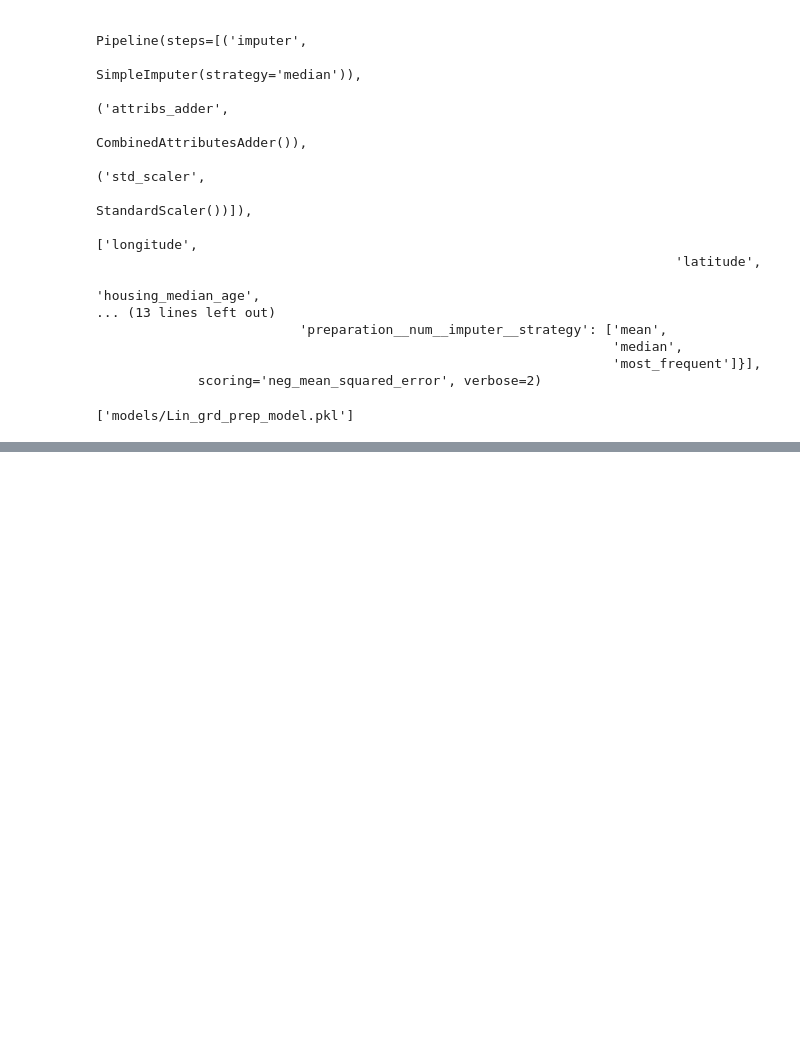
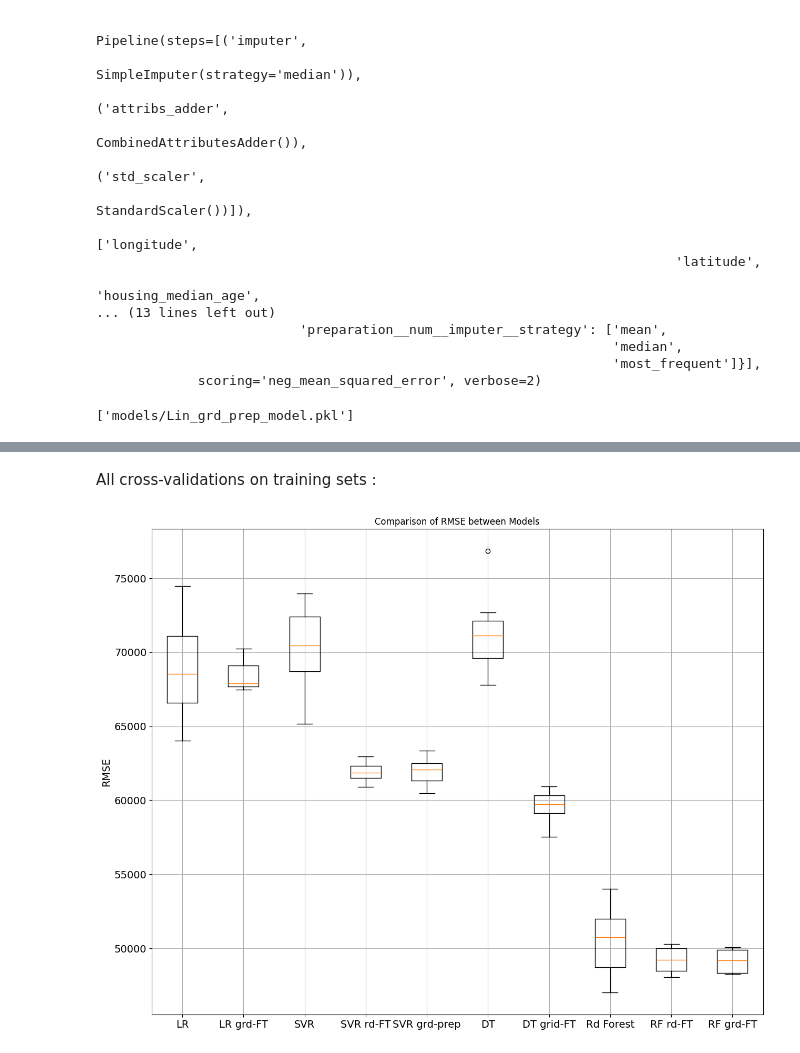
Before and after one commit to AILogos/IAI600Lab2, a Jupyter notebook: lab2-paul.ipynb, the cells around one changed output, grey strips where cells are left out. Cells and saved outputs as stored; diff of their text form; code cells hidden in the pictures; blank space fills up the shorter version.

```diff
--- a/lab2-paul.ipynb
+++ b/lab2-paul.ipynb
@@ -709,7 +713,8 @@ class TopFeatureSelector(BaseEstimator, TransformerMixin):
   def transform(self, X):
     return X[:, self.feature_indices_]
 # %%
-feature_importances = grid_search_RF.best_estimator_.feature_importances_
+#feature_importances = grid_search_RF.best_estimator_.feature_importances_
+feature_importances = grid_search_RF.feature_importances_
 feature_importances
 # %% [output]
 array([7.34540800e-02, 6.93396921e-02, 4.39948551e-02, 1.84272106e-02,
@@ -1041,7 +1056,7 @@ Le grid search entier du SVR prendrait trop de temps, il y a trop d'hyperparamè
 # %%
 grid_search_prep = joblib.load("models/SVR_grd_prep_model.pkl")
 # %%
-SVR_grd_prep_fin_scores = cross_val_score(grid_search_prep, housing_prepared, housing_labels,
+SVR_grd_prep_fin_scores = cross_val_score(grid_search_prep, housing, housing_labels,
                          scoring="neg_mean_squared_error", cv=5)
 SVR_grd_prep_fin_rmse_scores = np.sqrt(-SVR_grd_prep_fin_scores)
 display_scores(SVR_grd_prep_fin_rmse_scores)
@@ -1155,0 +1189,5 @@ joblib.dump(grid_search_prep_lin.best_estimator_, model_filename)
+# %%
+LIN_grd_fin_scores = cross_val_score(grd_search_lin, housing, housing_labels,
+                         scoring="neg_mean_squared_error", cv=5)
+LIN_grd_fin_rmse_scores = np.sqrt(-LIN_grd_fin_scores)
+display_scores(LIN_grd_fin_rmse_scores)
@@ -1221,0 +1327,27 @@ plt.show()
+# %% [markdown]
+All cross-validations on training sets :
+# %%
+rmse_results_score = {
+    "LR": lin_rmse_scores,
+    "LR grd-FT": LIN_grd_fin_rmse_scores,
+    "SVR": svr_rbf_rmse_scores,
+    "SVR rd-FT" : SVR_rd_fin_rmse_scores,
+    "SVR grd-prep": SVR_grd_prep_fin_rmse_scores,
+    "DT": tree_rmse_scores,
+    "DT grid-FT": DT_fin_rmse_scores,
+    "Rd Forest":forest_rmse_scores,
+    "RF rd-FT":FR_rd_fin_rmse_scores,
+    "RF grd-FT":FR_grd_fin_rmse_scores
+                }
+
+
+plt.figure(figsize=(15, 12))
+plt.boxplot([rmse_results_score[model] for model in rmse_results_score.keys()], labels=rmse_results_score.keys())
+plt.title("Comparison of RMSE between Models")
+plt.ylabel("RMSE",fontsize=14)
+plt.xticks(fontsize=14)                                      # Increase tick labels for x-axis
+plt.yticks(fontsize=14)
+plt.grid(True)
+plt.show()
+# %% [output]
+[figure, added]
```
Also changed, not shown: parts of 20 cells of this notebook.
